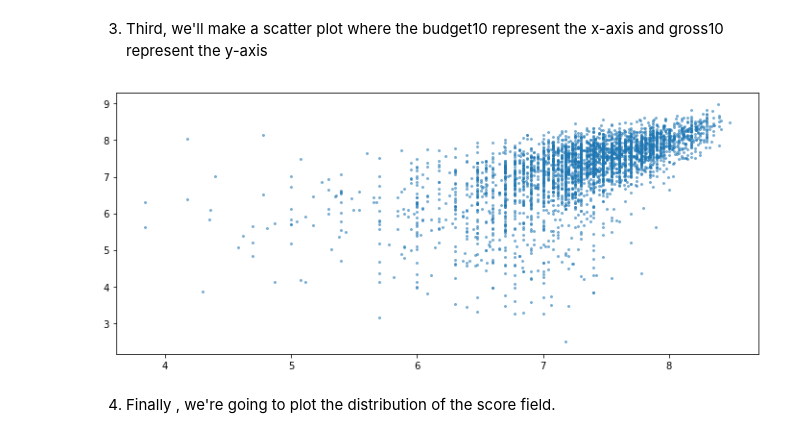
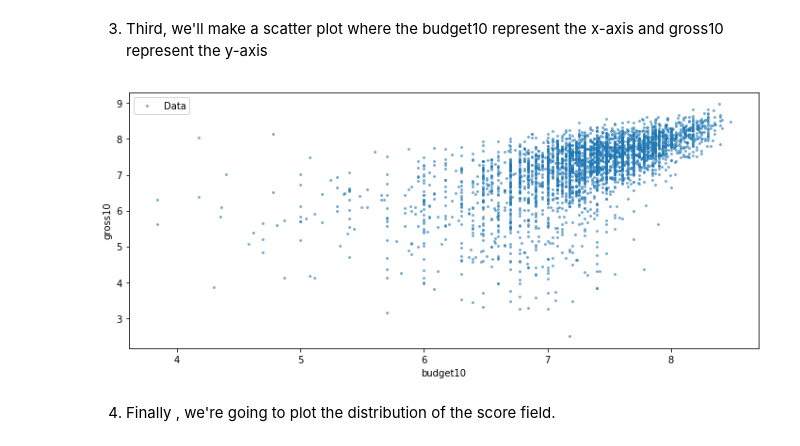
Before and after one commit to Dragon-Abyss/Cogs-Final, a Jupyter notebook: final-108.ipynb, the cells around one changed output. Cells and saved outputs as stored; diff of their text form; code cells hidden in the pictures.

```diff
--- a/final-108.ipynb
+++ b/final-108.ipynb
@@ -220,9 +229,12 @@ plt.legend();
 # %%
 f = plt.figure(figsize=(12, 5))
 ax = f.add_subplot(1, 1, 1)
 plt.scatter(df['budget10'], df['gross10'], alpha=0.5, label='Data', s=4);
+plt.xlabel('budget10')
+plt.ylabel('gross10')
+plt.legend();
 # %% [output]
-[figure, old version]
+[figure, new version]
 # %% [markdown]
 4) Finally , we're going to plot the distribution of the score field.
 # %%
```
Also changed, not shown: parts of 30 cells of this notebook.
